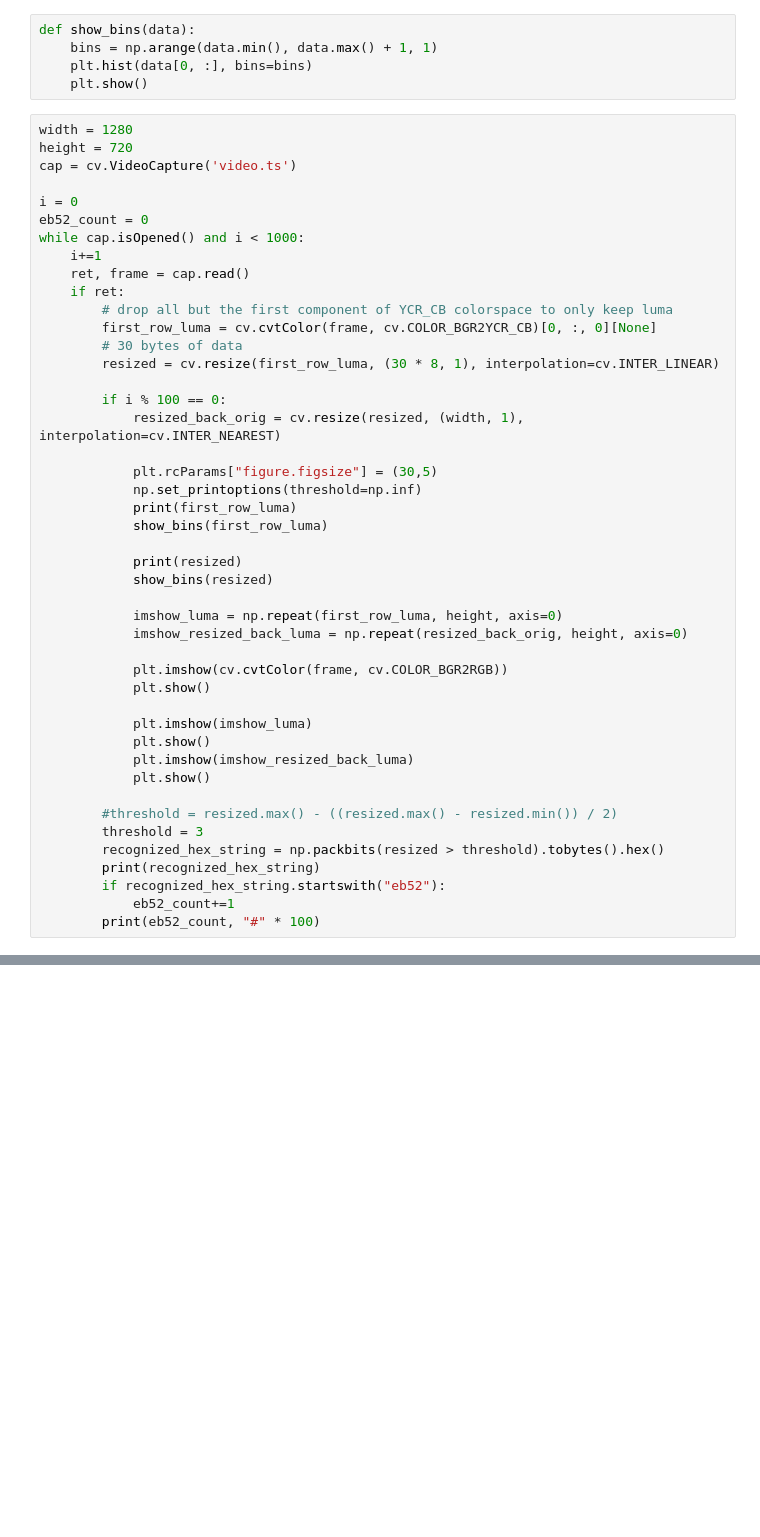
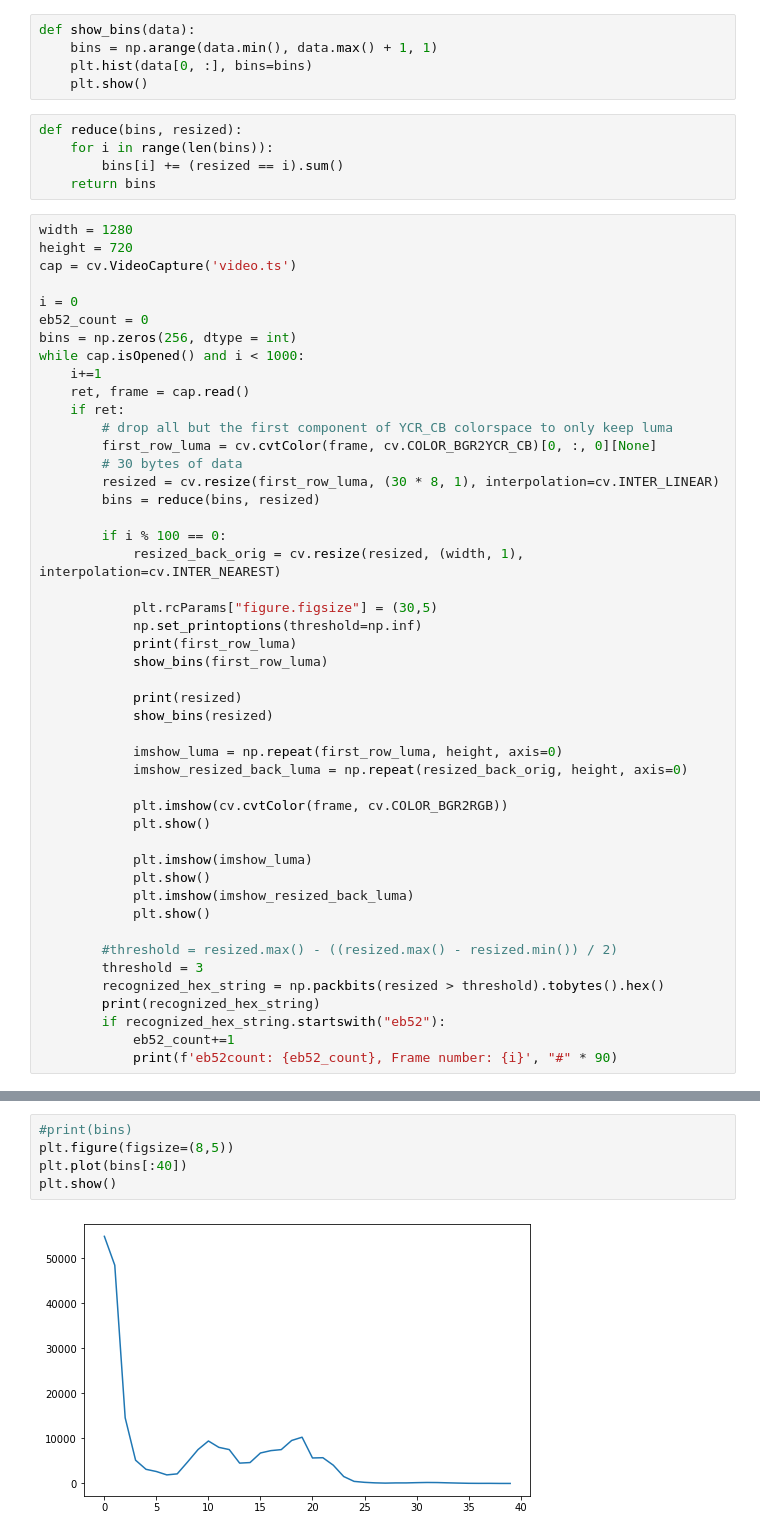
Before and after one commit to adb2-watermark-reader/adb2-watermark-reader, a Jupyter notebook: watermark-decoder-first-try.ipynb, the cells around one changed output, grey strips where cells are left out. Saved outputs shown, nothing was run; the diff lists cells and outputs as text; blank space fills up the shorter version.

Commit message:
count symbols

```diff
--- a/watermark-decoder-first-try.ipynb
+++ b/watermark-decoder-first-try.ipynb
@@ -8,6 +8,11 @@ def show_bins(data):
     bins = np.arange(data.min(), data.max() + 1, 1)
     plt.hist(data[0, :], bins=bins)
     plt.show()
+# %%
+def reduce(bins, resized):
+    for i in range(len(bins)):
+        bins[i] += (resized == i).sum()
+    return bins
 # %%
 width = 1280
 height = 720
@@ -15,6 +20,7 @@ cap = cv.VideoCapture('video.ts')
 
 i = 0
 eb52_count = 0
+bins = np.zeros(256, dtype = int)
 while cap.isOpened() and i < 1000:
     i+=1
     ret, frame = cap.read()
@@ -23,6 +29,7 @@ while cap.isOpened() and i < 1000:
         first_row_luma = cv.cvtColor(frame, cv.COLOR_BGR2YCR_CB)[0, :, 0][None]
         # 30 bytes of data
         resized = cv.resize(first_row_luma, (30 * 8, 1), interpolation=cv.INTER_LINEAR)
+        bins = reduce(bins, resized)
 
         if i % 100 == 0:
             resized_back_orig = cv.resize(resized, (width, 1), interpolation=cv.INTER_NEAREST)
@@ -52,6 +59,6 @@ while cap.isOpened() and i < 1000:
         print(recognized_hex_string)
         if recognized_hex_string.startswith("eb52"):
             eb52_count+=1
-        print(eb52_count, "#" * 100)
+            print(f'eb52count: {eb52_count}, Frame number: {i}', "#" * 90)
 # %% [output]
 eb52071a908ad0dccbd9e819030489e2d254f1e24e98b09337f855cc798d
@@ -119,0 +127,7 @@ eb52071a101b00070020dd2a43954d5fb046429a4e98b09337fc6040420e
+# %%
+#print(bins)
+plt.figure(figsize=(8,5))
+plt.plot(bins[:40])
+plt.show()
+# %% [output]
+[figure, added]
```
Also changed, not shown: parts of 1 cell of this notebook.
